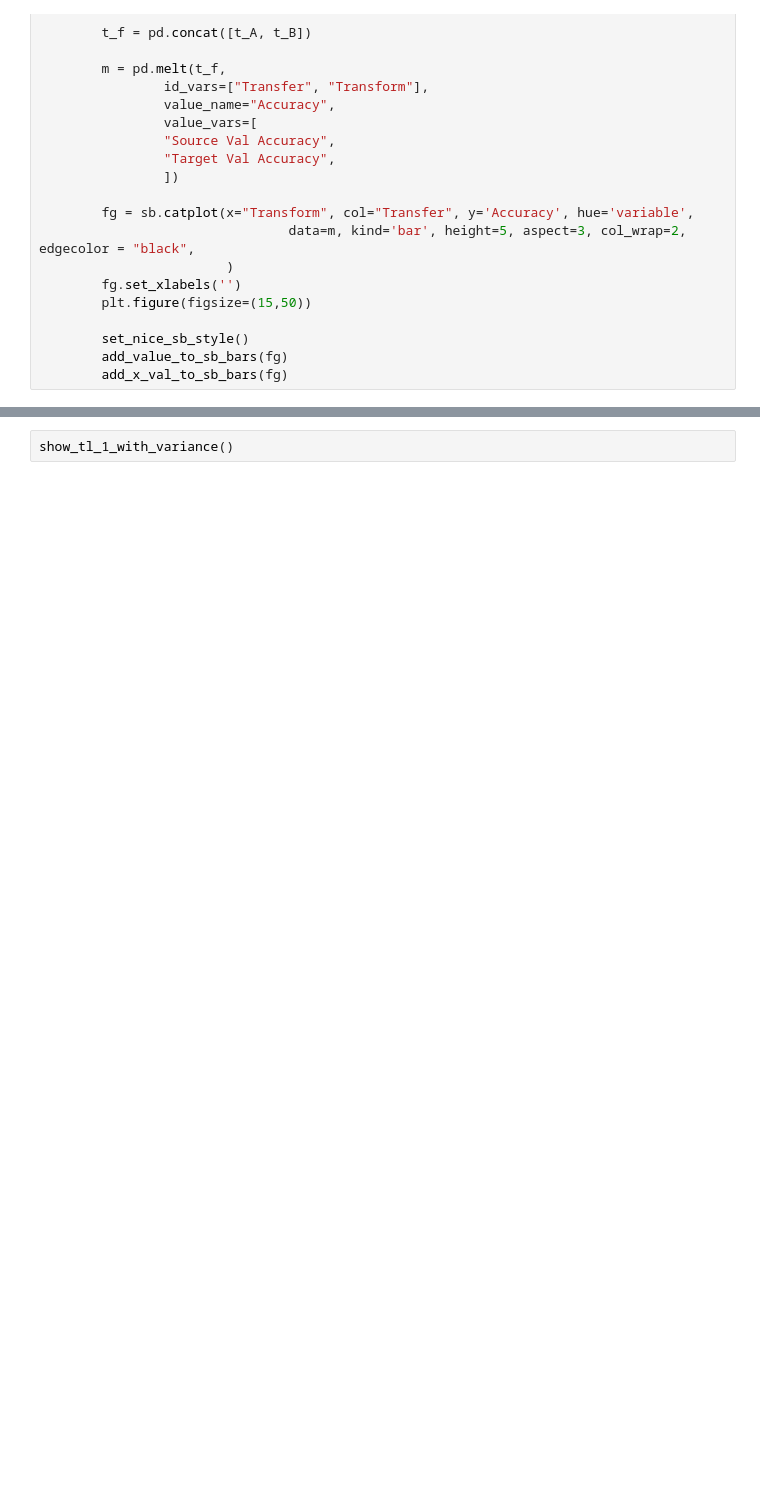
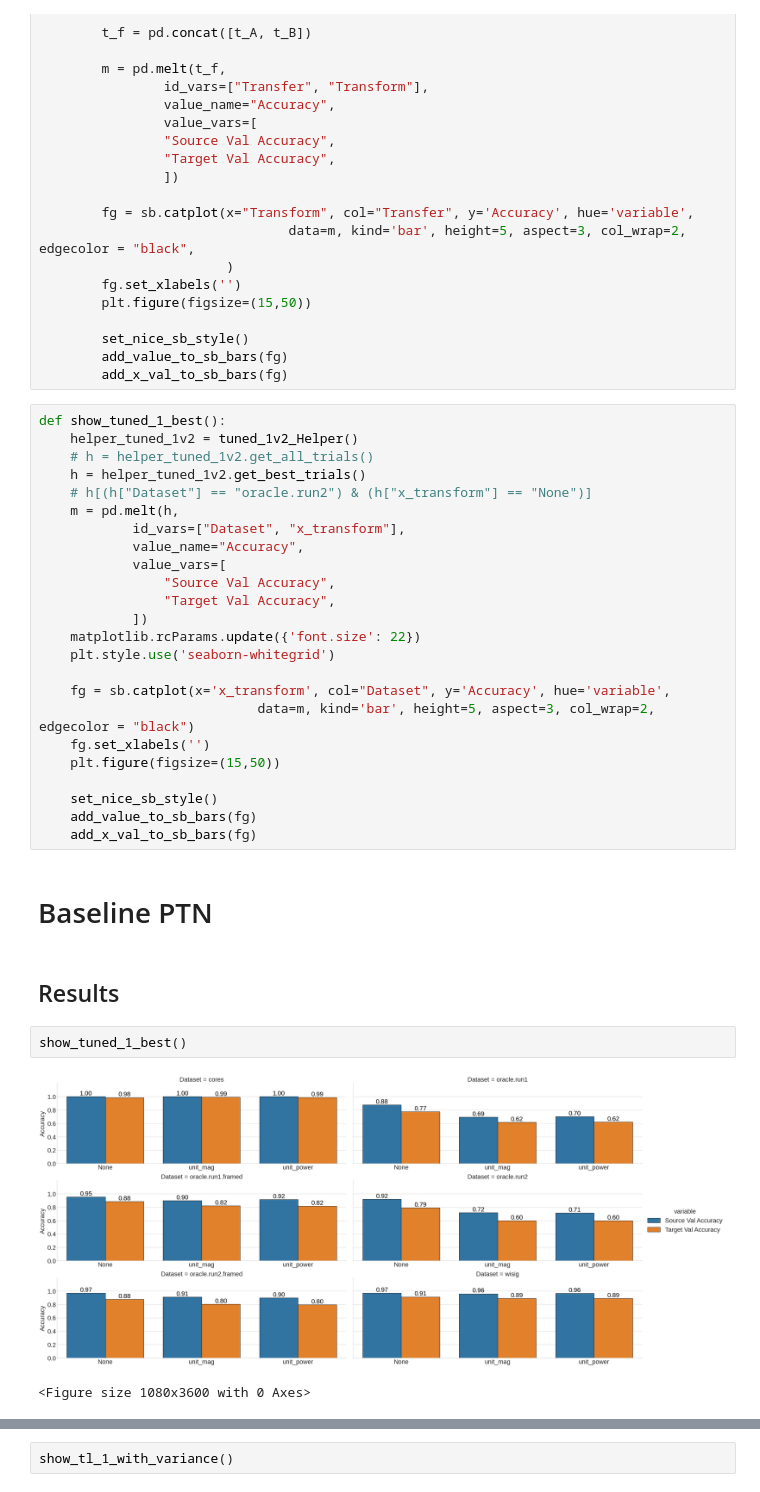
Before and after one commit to stevester94/csc500-notebooks, a Jupyter notebook: analysis/analysis.ipynb, the cells around one changed output, grey strips where cells are left out. Saved outputs shown, nothing was run; the diff lists cells and outputs as text; blank space fills up the shorter version.

```diff
--- a/analysis/analysis.ipynb
+++ b/analysis/analysis.ipynb
@@ -561,3 +562,36 @@ def show_tl_3_upsample_slice_filter_jitter_10():
         set_nice_sb_style()
         add_value_to_sb_bars(fg)
         add_x_val_to_sb_bars(fg)
+# %%
+def show_tuned_1_best():
+    helper_tuned_1v2 = tuned_1v2_Helper()
+    # h = helper_tuned_1v2.get_all_trials()
+    h = helper_tuned_1v2.get_best_trials()
+    # h[(h["Dataset"] == "oracle.run2") & (h["x_transform"] == "None")]
+    m = pd.melt(h,
+            id_vars=["Dataset", "x_transform"],
+            value_name="Accuracy",
+            value_vars=[
+                "Source Val Accuracy",
+                "Target Val Accuracy",
+            ])
+    matplotlib.rcParams.update({'font.size': 22})
+    plt.style.use('seaborn-whitegrid')
+
+    fg = sb.catplot(x='x_transform', col="Dataset", y='Accuracy', hue='variable',
+                            data=m, kind='bar', height=5, aspect=3, col_wrap=2, edgecolor = "black")
+    fg.set_xlabels('')
+    plt.figure(figsize=(15,50))
+
+    set_nice_sb_style()
+    add_value_to_sb_bars(fg)
+    add_x_val_to_sb_bars(fg)
+# %% [markdown]
+# Baseline PTN
+# %% [markdown]
+## Results
+# %%
+show_tuned_1_best()
+# %% [output]
+[figure, added]
+<Figure size 1080x3600 with 0 Axes>
```
Also changed, not shown: parts of 38 cells of this notebook.
